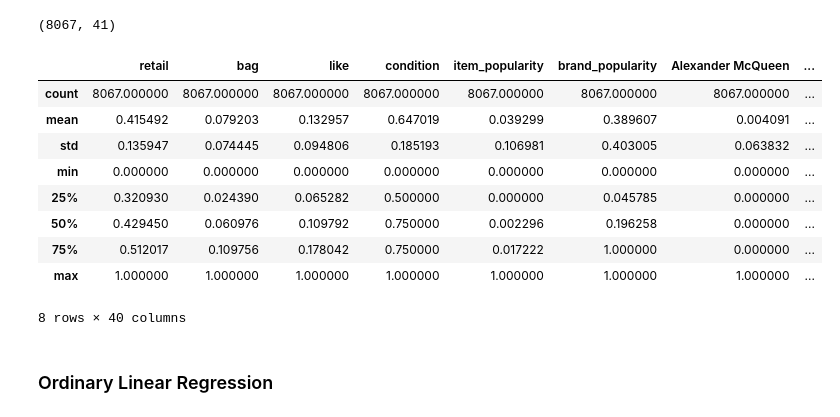
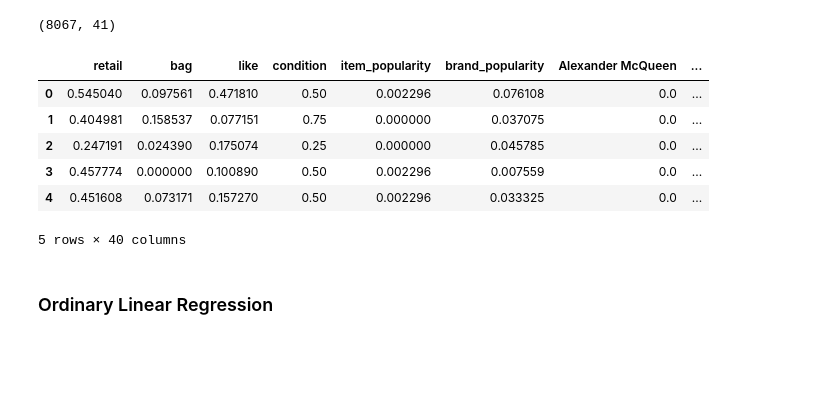
Before and after one commit to dw357/upon, a Jupyter notebook: fashionphile_dw.ipynb, the cells around one changed output. Saved outputs shown, nothing was run; the diff lists cells and outputs as text; code cells hidden in the pictures; blank space fills up the shorter version.

```diff
--- a/fashionphile_dw.ipynb
+++ b/fashionphile_dw.ipynb
@@ -459,18 +507,15 @@ y_train = y[:6000]
 x_test = x[6000:]
 y_test = y[6000:]
 # %%
-x.describe()
+x.head()
 # %% [output]
 |  | retail | bag | like | condition | item_popularity | brand_popularity | Alexander McQueen | ... |
-| count | 8067.000000 | 8067.000000 | 8067.000000 | 8067.000000 | 8067.000000 | 8067.000000 | 8067.000000 | ... |
-| mean | 0.415492 | 0.079203 | 0.132957 | 0.647019 | 0.039299 | 0.389607 | 0.004091 | ... |
-| std | 0.135947 | 0.074445 | 0.094806 | 0.185193 | 0.106981 | 0.403005 | 0.063832 | ... |
-| min | 0.000000 | 0.000000 | 0.000000 | 0.000000 | 0.000000 | 0.000000 | 0.000000 | ... |
-| 25% | 0.320930 | 0.024390 | 0.065282 | 0.500000 | 0.000000 | 0.045785 | 0.000000 | ... |
-| 50% | 0.429450 | 0.060976 | 0.109792 | 0.750000 | 0.002296 | 0.196258 | 0.000000 | ... |
-| 75% | 0.512017 | 0.109756 | 0.178042 | 0.750000 | 0.017222 | 1.000000 | 0.000000 | ... |
-| max | 1.000000 | 1.000000 | 1.000000 | 1.000000 | 1.000000 | 1.000000 | 1.000000 | ... |
+| 0 | 0.545040 | 0.097561 | 0.471810 | 0.50 | 0.002296 | 0.076108 | 0.0 | ... |
+| 1 | 0.404981 | 0.158537 | 0.077151 | 0.75 | 0.000000 | 0.037075 | 0.0 | ... |
+| 2 | 0.247191 | 0.024390 | 0.175074 | 0.25 | 0.000000 | 0.045785 | 0.0 | ... |
+| 3 | 0.457774 | 0.000000 | 0.100890 | 0.50 | 0.002296 | 0.007559 | 0.0 | ... |
+| 4 | 0.451608 | 0.073171 | 0.157270 | 0.50 | 0.002296 | 0.033325 | 0.0 | ... |
-8 rows × 40 columns
+5 rows × 40 columns
 # %% [markdown]
 ### Ordinary Linear Regression
 # %%
```
Also changed, not shown: parts of 20 cells of this notebook.
